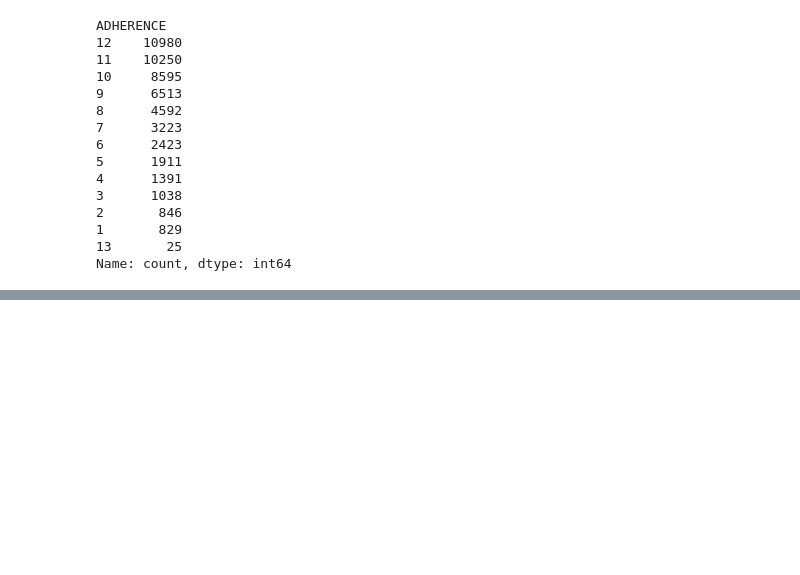
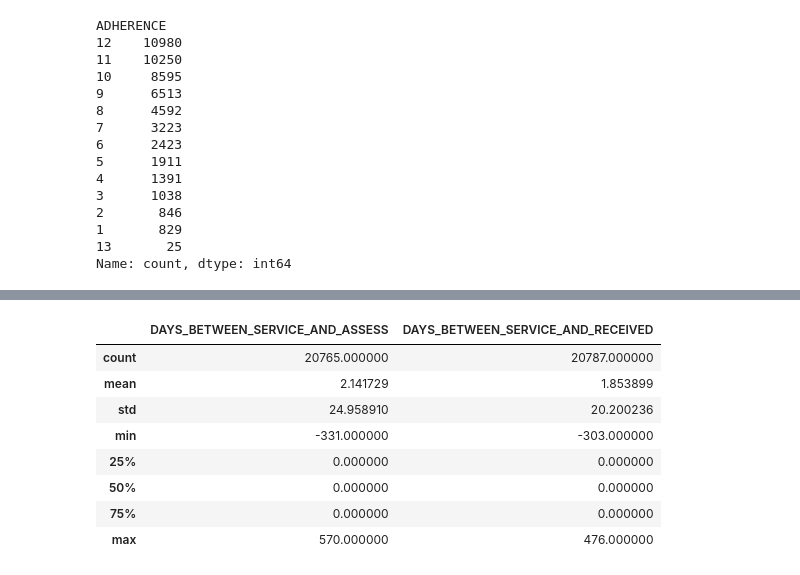
Before and after one commit to mathachew7/MedAdhereAI, a Jupyter notebook: notebooks/01_data_exploration.ipynb, the cells around one changed output, grey strips where cells are left out. Saved outputs shown, nothing was run; the diff lists cells and outputs as text; code cells hidden in the pictures; blank space fills up the shorter version.

```diff
--- a/notebooks/01_data_exploration.ipynb
+++ b/notebooks/01_data_exploration.ipynb
@@ -80,0 +141,25 @@ Name: count, dtype: int64
+# %%
+# Recalculate age from BIRTHDATE
+df['CALCULATED_AGE'] = pd.to_datetime('today').year - df['BIRTHDATE'].dt.year
+
+# Compare calculated vs provided age
+df[['CURRENT AGE', 'CALCULATED_AGE']].describe()
+
+# Time between service and assess
+df['DAYS_BETWEEN_SERVICE_AND_ASSESS'] = (df['ASSESS DATE'] - df['SERVICE DATE']).dt.days
+
+# Time between service and received
+df['DAYS_BETWEEN_SERVICE_AND_RECEIVED'] = (df['DATE RECEIVED'] - df['SERVICE DATE']).dt.days
+
+# Quick sanity check
+df[['DAYS_BETWEEN_SERVICE_AND_ASSESS', 'DAYS_BETWEEN_SERVICE_AND_RECEIVED']].describe()
+# %% [output]
+|  | DAYS_BETWEEN_SERVICE_AND_ASSESS | DAYS_BETWEEN_SERVICE_AND_RECEIVED |
+| count | 20765.000000 | 20787.000000 |
+| mean | 2.141729 | 1.853899 |
+| std | 24.958910 | 20.200236 |
+| min | -331.000000 | -303.000000 |
+| 25% | 0.000000 | 0.000000 |
+| 50% | 0.000000 | 0.000000 |
+| 75% | 0.000000 | 0.000000 |
+| max | 570.000000 | 476.000000 |
```
Also changed, not shown: parts of 23 cells of this notebook, 3 other files.
